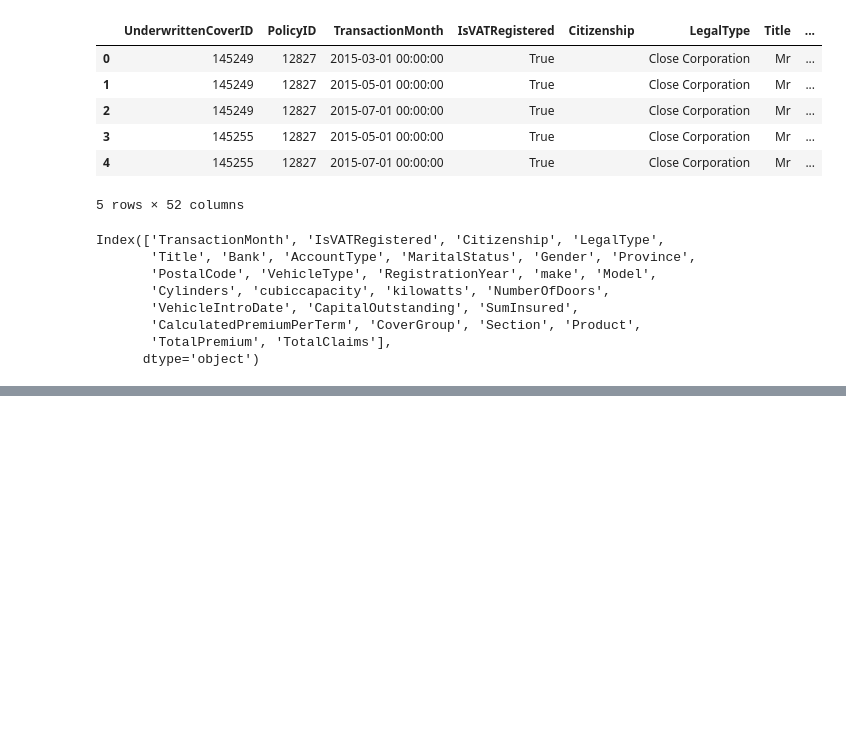
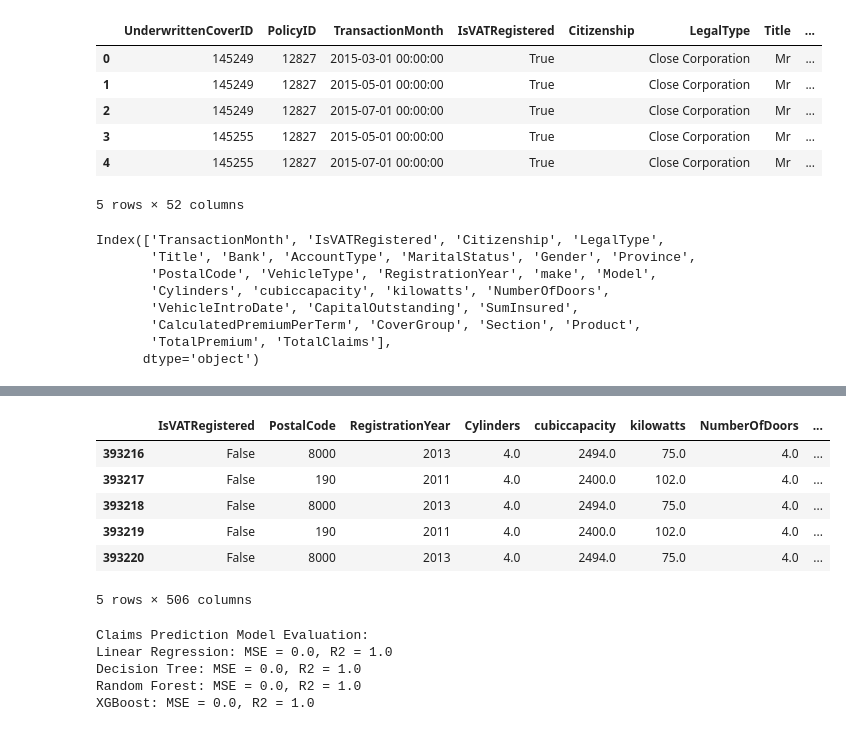
Before and after one commit to shewanek/Insurance_solutions-week_3, a Jupyter notebook: notebooks/statisticalModel.ipynb, the cells around one changed output, grey strips where cells are left out. Cells and saved outputs as stored; diff of their text form; code cells hidden in the pictures; blank space fills up the shorter version.

```diff
--- a/notebooks/statisticalModel.ipynb
+++ b/notebooks/statisticalModel.ipynb
@@ -62,0 +62,11 @@ iml.feature_engineering()
+# %%
+encoded_data = iml.encode_categorical_data()
+encoded_data.head()
+# %% [output]
+|  | IsVATRegistered | PostalCode | RegistrationYear | Cylinders | cubiccapacity | kilowatts | NumberOfDoors | ... |
+| 393216 | False | 8000 | 2013 | 4.0 | 2494.0 | 75.0 | 4.0 | ... |
+| 393217 | False | 190 | 2011 | 4.0 | 2400.0 | 102.0 | 4.0 | ... |
+| 393218 | False | 8000 | 2013 | 4.0 | 2494.0 | 75.0 | 4.0 | ... |
+| 393219 | False | 190 | 2011 | 4.0 | 2400.0 | 102.0 | 4.0 | ... |
+| 393220 | False | 8000 | 2013 | 4.0 | 2494.0 | 75.0 | 4.0 | ... |
+5 rows × 506 columns
@@ -62,0 +78,10 @@ iml.feature_engineering()
+# %%
+print("Claims Prediction Model Evaluation:")
+for model_name, metrics in results_claims.items():
+    print(f"{model_name}: MSE = {metrics['MSE']}, R2 = {metrics['R2']}")
+# %% [output]
+Claims Prediction Model Evaluation:
+Linear Regression: MSE = 0.0, R2 = 1.0
+Decision Tree: MSE = 0.0, R2 = 1.0
+Random Forest: MSE = 0.0, R2 = 1.0
+XGBoost: MSE = 0.0, R2 = 1.0
```
Also changed, not shown: parts of 10 cells of this notebook, 2 other files.
